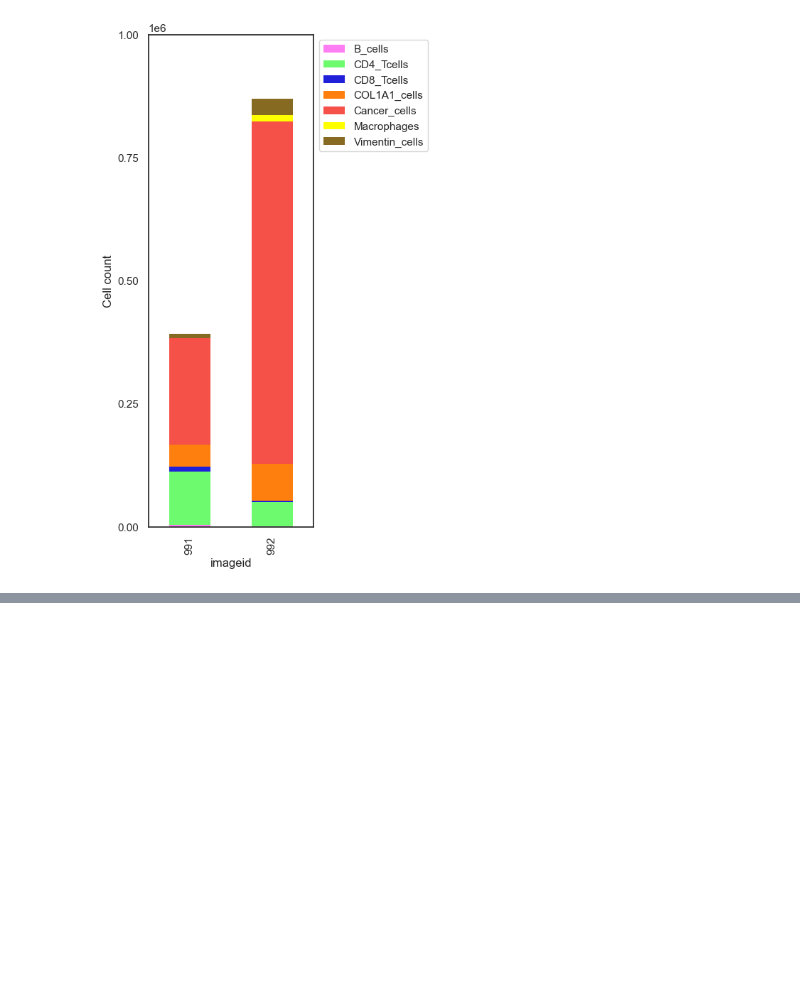
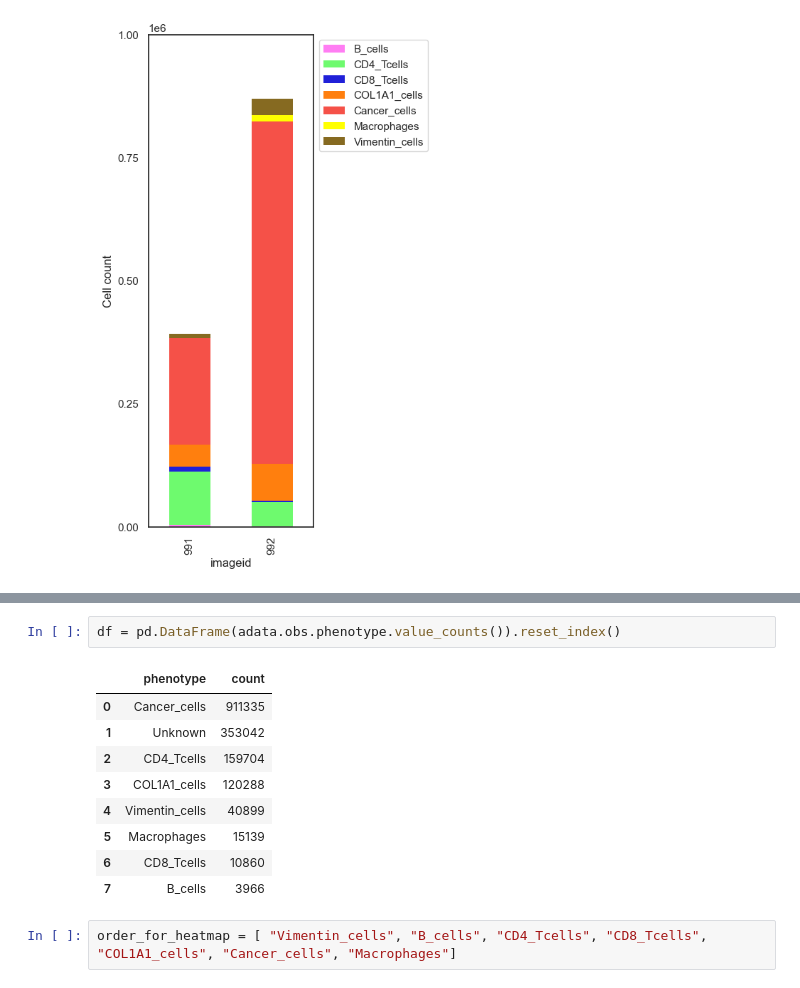
Before and after one commit to josenimo/P26_DA, a Jupyter notebook: nbs/3_compare_991_992_phenotypes.ipynb, the cells around one changed output, grey strips where cells are left out. Saved outputs shown, nothing was run; the diff lists cells and outputs as text; blank space fills up the shorter version.

```diff
--- a/nbs/3_compare_991_992_phenotypes.ipynb
+++ b/nbs/3_compare_991_992_phenotypes.ipynb
@@ -683,0 +736,14 @@ plt.show()
+# %%
+df = pd.DataFrame(adata.obs.phenotype.value_counts()).reset_index()
+# %% [output]
+|  | phenotype | count |
+| 0 | Cancer_cells | 911335 |
+| 1 | Unknown | 353042 |
+| 2 | CD4_Tcells | 159704 |
+| 3 | COL1A1_cells | 120288 |
+| 4 | Vimentin_cells | 40899 |
+| 5 | Macrophages | 15139 |
+| 6 | CD8_Tcells | 10860 |
+| 7 | B_cells | 3966 |
+# %%
+order_for_heatmap = [ "Vimentin_cells", "B_cells", "CD4_Tcells", "CD8_Tcells", "COL1A1_cells", "Cancer_cells", "Macrophages"]
```
Also changed, not shown: parts of 9 cells of this notebook, 5 other files.
